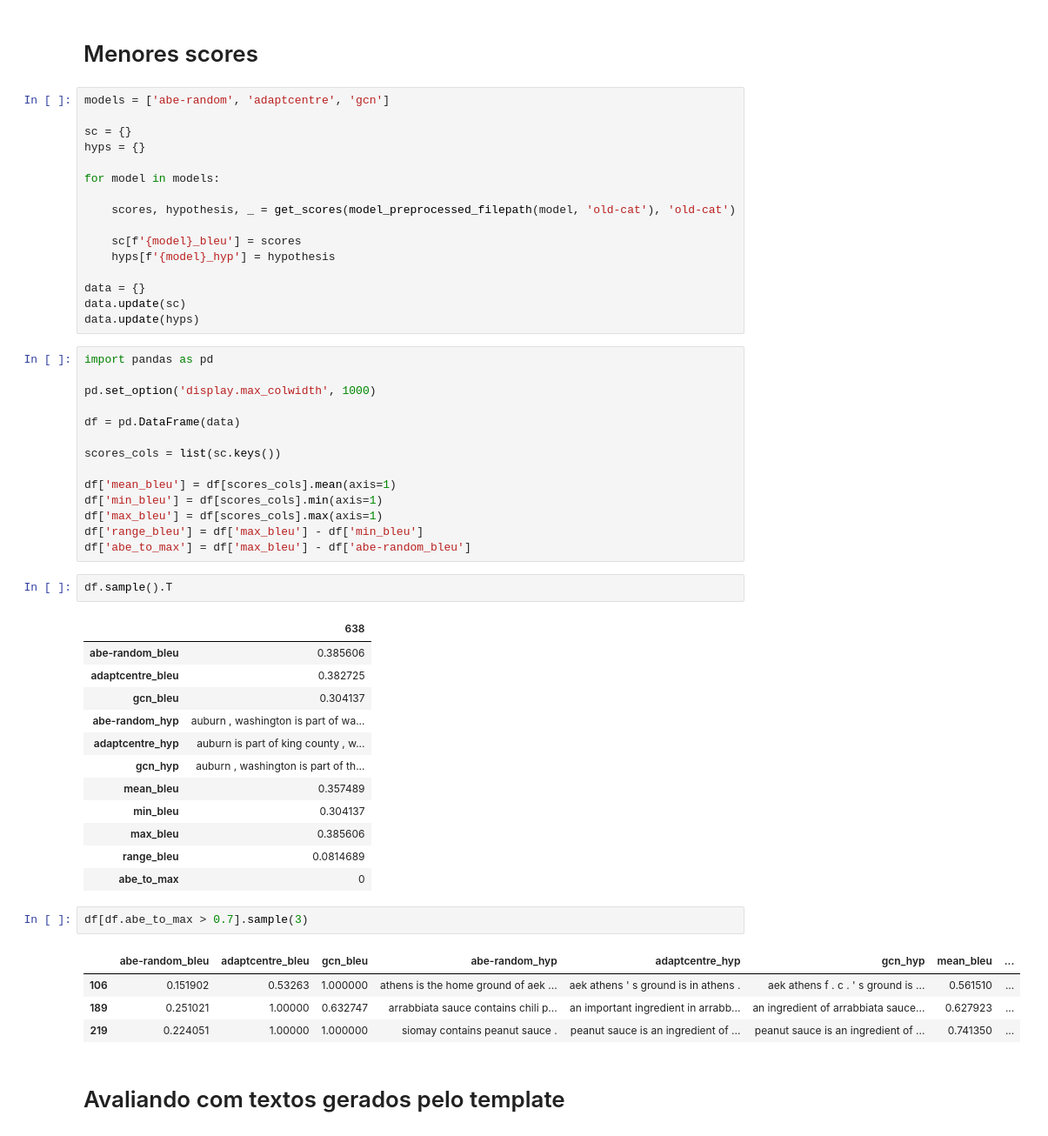
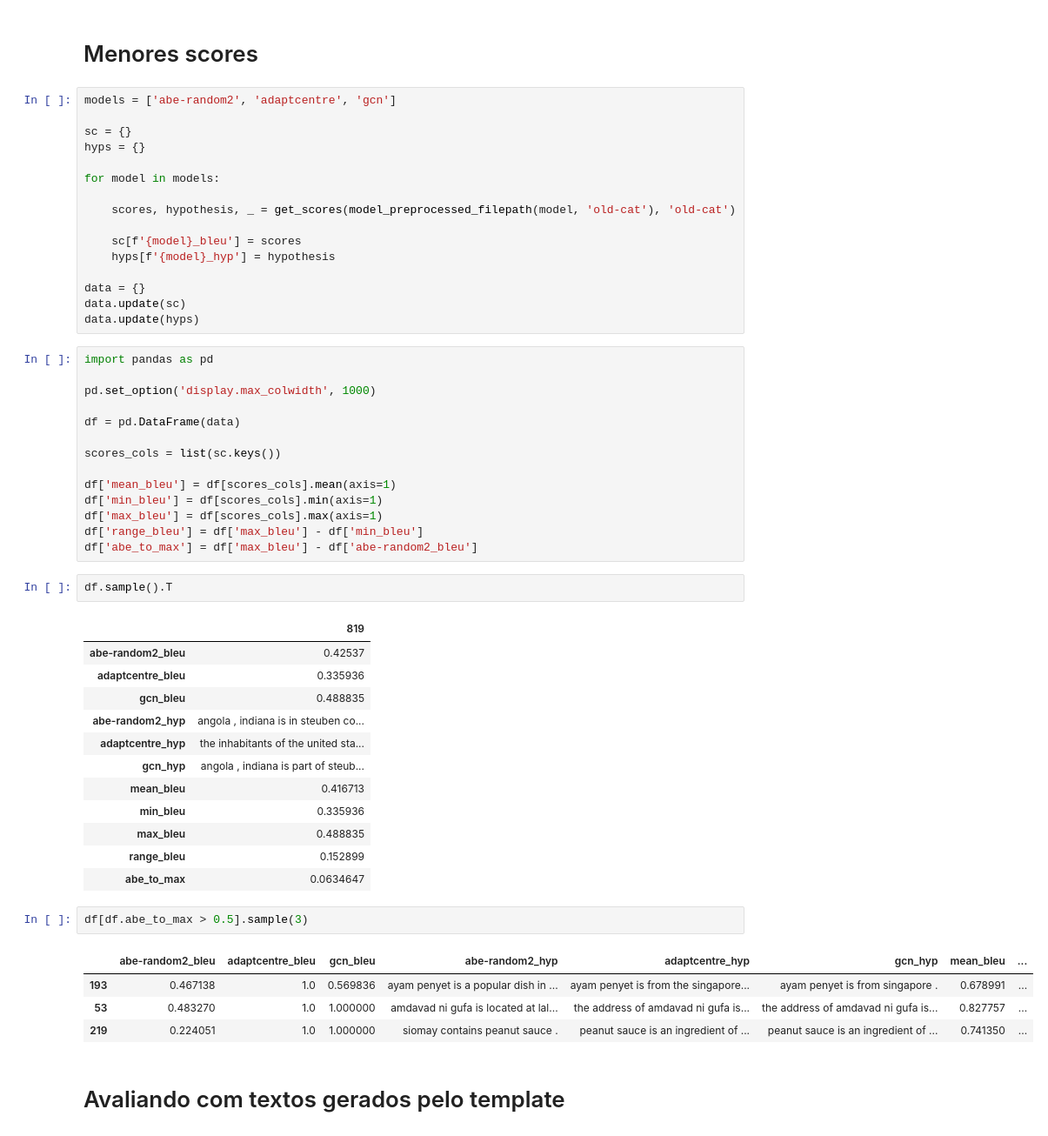
Before and after one commit to abevieiramota/masters, a Jupyter notebook: notebook/00 - Sentence level evaluation.ipynb, the cells around one changed output. Shown at 87% size. Cells and saved outputs as stored; diff of their text form.

```diff
--- a/notebook/00 - Sentence level evaluation.ipynb
+++ b/notebook/00 - Sentence level evaluation.ipynb
@@ -84,7 +84,7 @@ plot_all_models_hist_bleu('new-cat')
 # %% [markdown]
 # Menores scores
 # %%
-models = ['abe-random', 'adaptcentre', 'gcn']
+models = ['abe-random2', 'adaptcentre', 'gcn']
 
 sc = {}
 hyps = {}
@@ -112,29 +112,29 @@ df['mean_bleu'] = df[scores_cols].mean(axis=1)
 df['min_bleu'] = df[scores_cols].min(axis=1)
 df['max_bleu'] = df[scores_cols].max(axis=1)
 df['range_bleu'] = df['max_bleu'] - df['min_bleu']
-df['abe_to_max'] = df['max_bleu'] - df['abe-random_bleu']
+df['abe_to_max'] = df['max_bleu'] - df['abe-random2_bleu']
 # %%
 df.sample().T
 # %% [output]
-|  | 638 |
-| abe-random_bleu | 0.385606 |
-| adaptcentre_bleu | 0.382725 |
-| gcn_bleu | 0.304137 |
-| abe-random_hyp | auburn , washington is part of wa... |
-| adaptcentre_hyp | auburn is part of king county , w... |
-| gcn_hyp | auburn , washington is part of th... |
-| mean_bleu | 0.357489 |
-| min_bleu | 0.304137 |
-| max_bleu | 0.385606 |
-| range_bleu | 0.0814689 |
-| abe_to_max | 0 |
+|  | 819 |
+| abe-random2_bleu | 0.42537 |
+| adaptcentre_bleu | 0.335936 |
+| gcn_bleu | 0.488835 |
+| abe-random2_hyp | angola , indiana is in steuben co... |
+| adaptcentre_hyp | the inhabitants of the united sta... |
+| gcn_hyp | angola , indiana is part of steub... |
+| mean_bleu | 0.416713 |
+| min_bleu | 0.335936 |
+| max_bleu | 0.488835 |
+| range_bleu | 0.152899 |
+| abe_to_max | 0.0634647 |
 # %%
-df[df.abe_to_max > 0.7].sample(3)
+df[df.abe_to_max > 0.5].sample(3)
 # %% [output]
-|  | abe-random_bleu | adaptcentre_bleu | gcn_bleu | abe-random_hyp | adaptcentre_hyp | gcn_hyp | mean_bleu | ... |
-| 106 | 0.151902 | 0.53263 | 1.000000 | athens is the home ground of aek ... | aek athens ' s ground is in athens . | aek athens f . c . ' s ground is ... | 0.561510 | ... |
-| 189 | 0.251021 | 1.00000 | 0.632747 | arrabbiata sauce contains chili p... | an important ingredient in arrabb... | an ingredient of arrabbiata sauce... | 0.627923 | ... |
-| 219 | 0.224051 | 1.00000 | 1.000000 | siomay contains peanut sauce . | peanut sauce is an ingredient of ... | peanut sauce is an ingredient of ... | 0.741350 | ... |
+|  | abe-random2_bleu | adaptcentre_bleu | gcn_bleu | abe-random2_hyp | adaptcentre_hyp | gcn_hyp | mean_bleu | ... |
+| 193 | 0.467138 | 1.0 | 0.569836 | ayam penyet is a popular dish in ... | ayam penyet is from the singapore... | ayam penyet is from singapore . | 0.678991 | ... |
+| 53 | 0.483270 | 1.0 | 1.000000 | amdavad ni gufa is located at lal... | the address of amdavad ni gufa is... | the address of amdavad ni gufa is... | 0.827757 | ... |
+| 219 | 0.224051 | 1.0 | 1.000000 | siomay contains peanut sauce . | peanut sauce is an ingredient of ... | peanut sauce is an ingredient of ... | 0.741350 | ... |
 # %% [markdown]
 # Avaliando com textos gerados pelo template
 # %%
```
Also changed, not shown: 10 other files.
